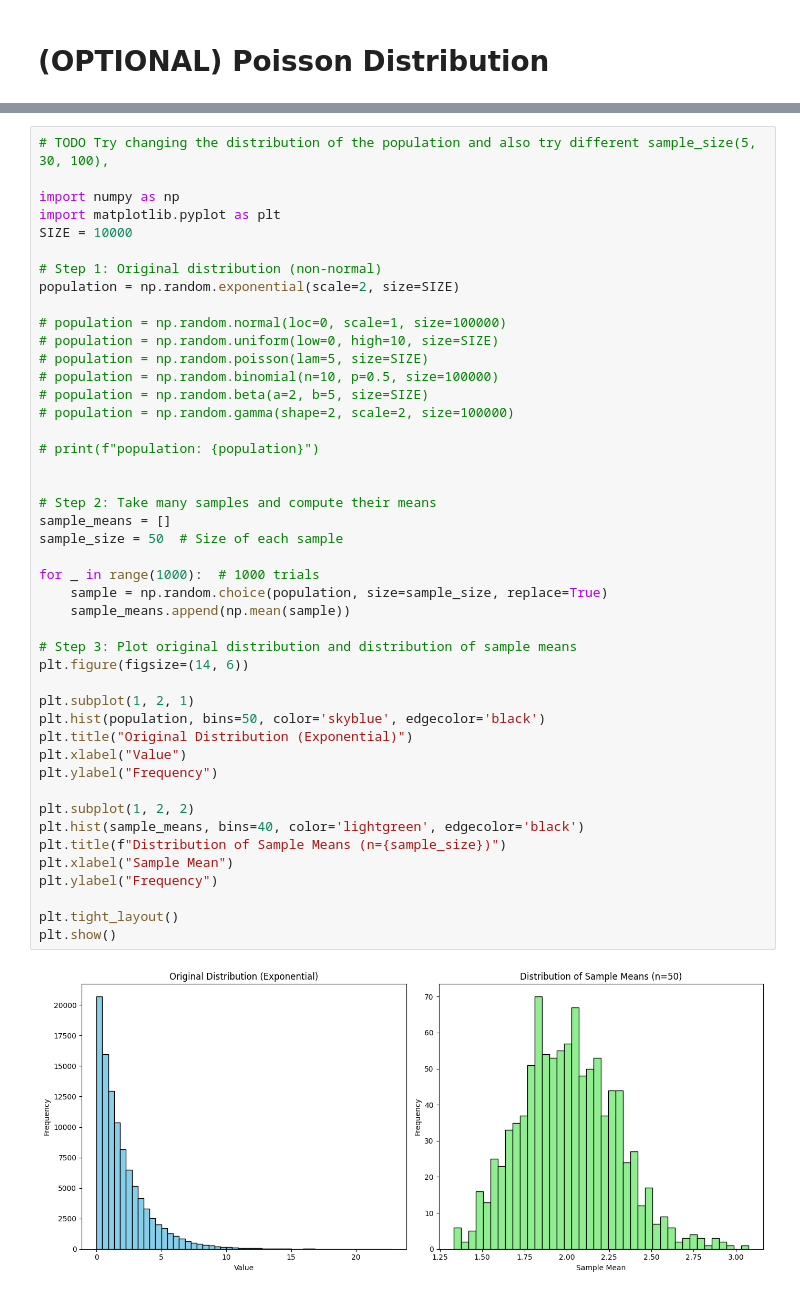
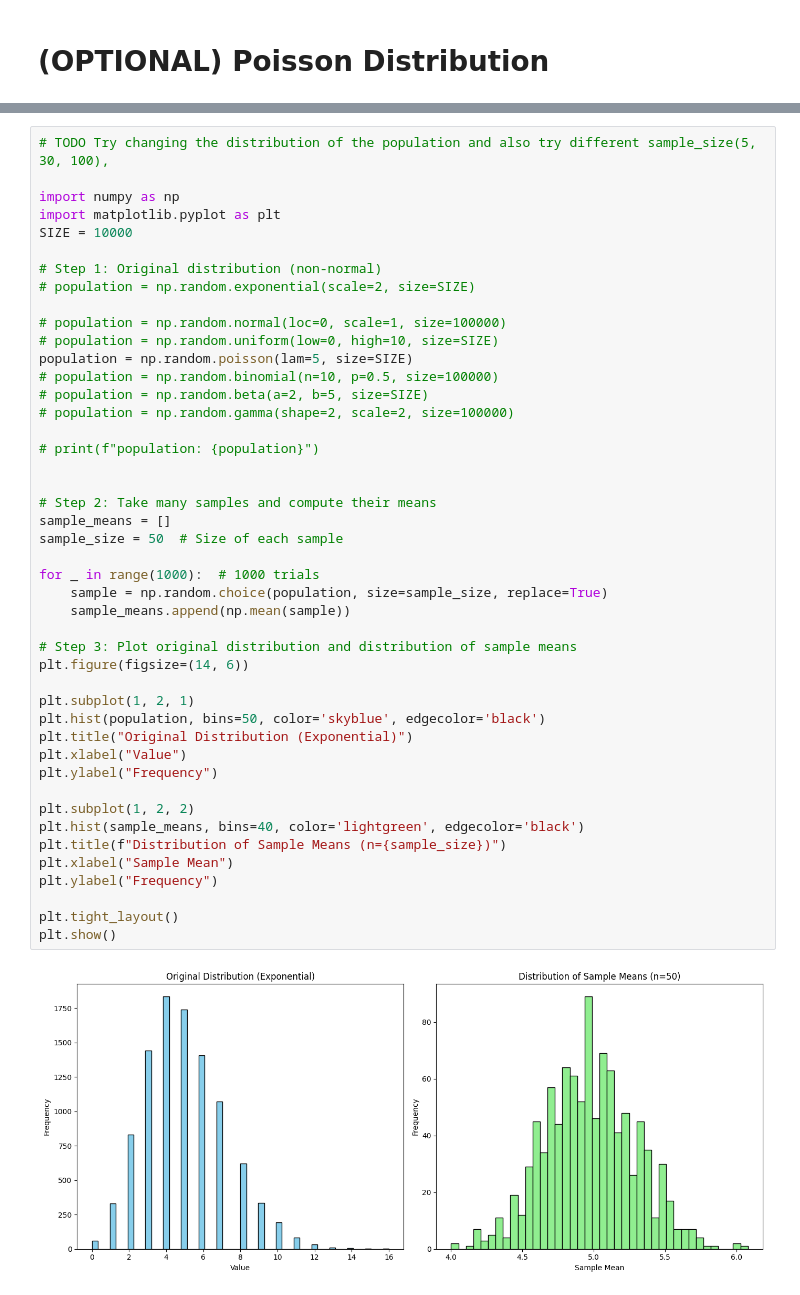
Before and after one commit to ash322ash422/tut_pandas_numpy, a Jupyter notebook: tut_numpy/tut_numpy_applic4_probDistrib_UniformNormalBinomialBernoulli_CentLtTheorom.ipynb, the cells around one changed output, grey strips where cells are left out. Drawn from its saved outputs; the diff is of its cells as text.

```diff
--- a/tut_numpy/tut_numpy_applic4_probDistrib_UniformNormalBinomialBernoulli_CentLtTheorom.ipynb
+++ b/tut_numpy/tut_numpy_applic4_probDistrib_UniformNormalBinomialBernoulli_CentLtTheorom.ipynb
@@ -293,42 +361,42 @@ import matplotlib.pyplot as plt
 SIZE = 10000
 
 # Step 1: Original distribution (non-normal)
-population = np.random.exponential(scale=2, size=SIZE)
+# population = np.random.exponential(scale=2, size=SIZE)
 
 # population = np.random.normal(loc=0, scale=1, size=100000)
 # population = np.random.uniform(low=0, high=10, size=SIZE)
-# population = np.random.poisson(lam=5, size=SIZE)
+population = np.random.poisson(lam=5, size=SIZE)
 # population = np.random.binomial(n=10, p=0.5, size=100000)
 # population = np.random.beta(a=2, b=5, size=SIZE)
 # population = np.random.gamma(shape=2, scale=2, size=100000)
 
 # print(f"population: {population}")
 
 
 # Step 2: Take many samples and compute their means
 sample_means = []
 sample_size = 50  # Size of each sample
 
 for _ in range(1000):  # 1000 trials
     sample = np.random.choice(population, size=sample_size, replace=True)
     sample_means.append(np.mean(sample))
 
 # Step 3: Plot original distribution and distribution of sample means
 plt.figure(figsize=(14, 6))
 
 plt.subplot(1, 2, 1)
 plt.hist(population, bins=50, color='skyblue', edgecolor='black')
 plt.title("Original Distribution (Exponential)")
 plt.xlabel("Value")
 plt.ylabel("Frequency")
 
 plt.subplot(1, 2, 2)
 plt.hist(sample_means, bins=40, color='lightgreen', edgecolor='black')
 plt.title(f"Distribution of Sample Means (n={sample_size})")
 plt.xlabel("Sample Mean")
 plt.ylabel("Frequency")
 
 plt.tight_layout()
 plt.show()
 # %% [output]
-[figure, old version]
+[figure, new version]
```
Also changed, not shown: parts of 13 cells of this notebook, 8 other files.
